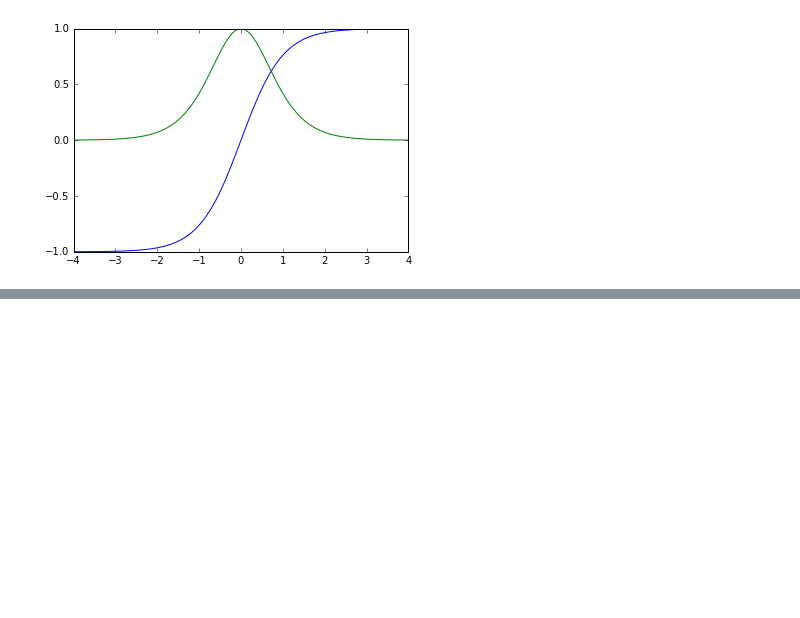
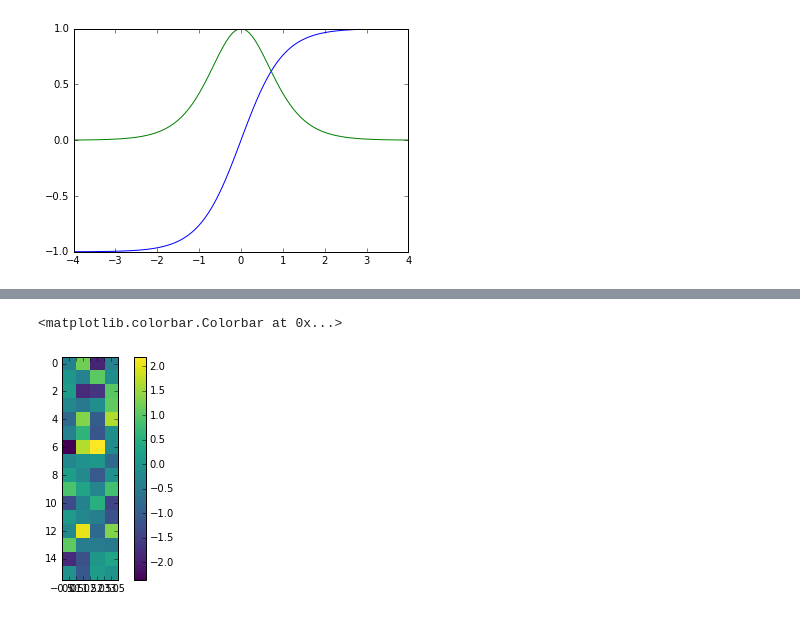
Before and after one commit to JonComo/stumbly, a Jupyter notebook: stumbly_policy.ipynb, the cells around one changed output, grey strips where cells are left out. Saved outputs shown, nothing was run; the diff lists cells and outputs as text; code cells hidden in the pictures; blank space fills up the shorter version.

```diff
--- a/stumbly_policy.ipynb
+++ b/stumbly_policy.ipynb
@@ -294,0 +303,6 @@ plt.plot(X, 1.0 - np.tanh(X)**2)
+# %%
+plt.imshow(W2, interpolation='nearest', cmap=plt.cm.viridis)
+plt.colorbar()
+# %% [output]
+<matplotlib.colorbar.Colorbar at 0x...>
+[figure, added]
```
Also changed, not shown: parts of 2 cells of this notebook.
